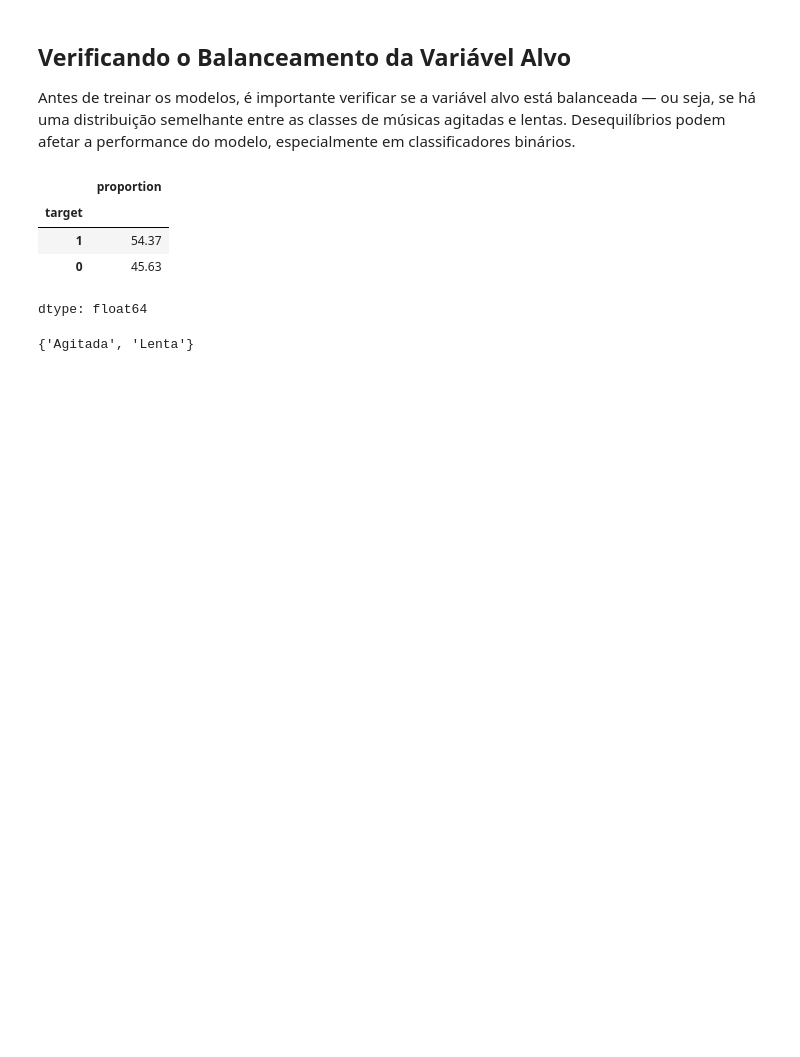
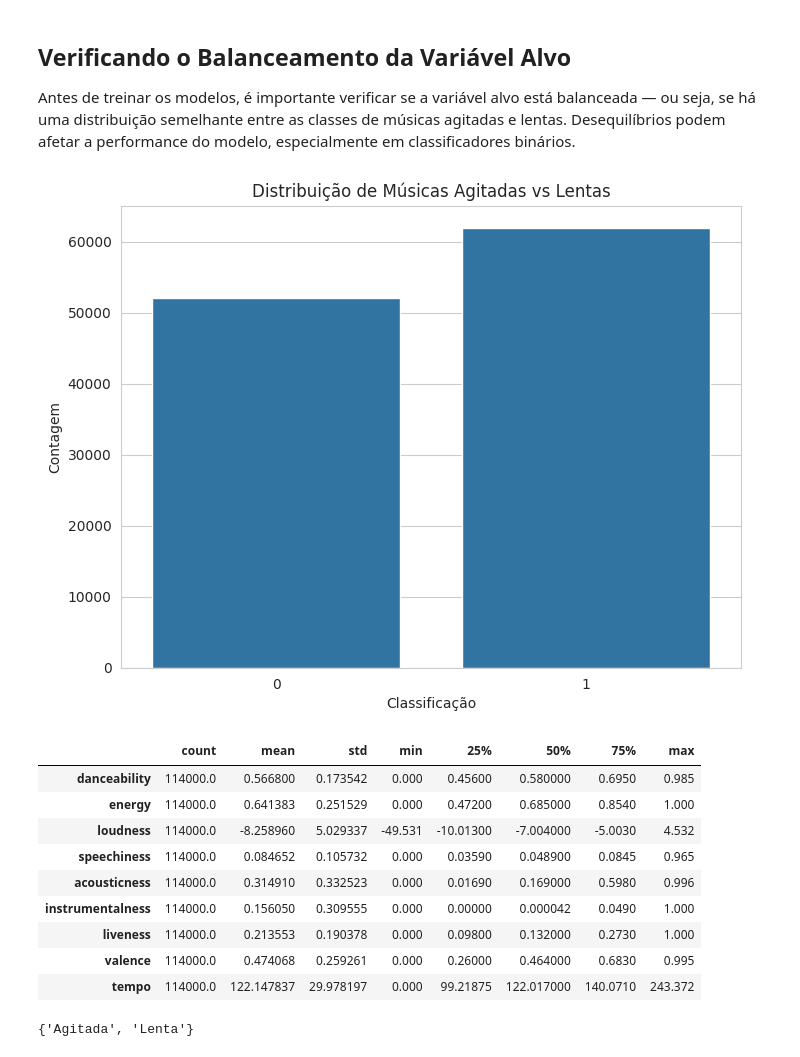
Before and after one commit to ferropng/Classificacao-de-musicas-do-Spotify, a Jupyter notebook: Classificação_de_músicas_do_Spotify.ipynb, the cells around one changed output. Cells and saved outputs as stored; diff of their text form; code cells hidden in the pictures; blank space fills up the shorter version.

```diff
--- a/Classificação_de_músicas_do_Spotify.ipynb
+++ b/Classificação_de_músicas_do_Spotify.ipynb
@@ -130,14 +162,30 @@ plt.show()
 ## Verificando o Balanceamento da Variável Alvo
 
 Antes de treinar os modelos, é importante verificar se a variável alvo está balanceada — ou seja, se há uma distribuição semelhante entre as classes de músicas agitadas e lentas. Desequilíbrios podem afetar a performance do modelo, especialmente em classificadores binários.
-# %%
-round(df_musica['target'].value_counts(normalize = True)*100,2)
-# %% [output]
-|  | proportion |
-| target |  |
-| 1 | 54.37 |
-| 0 | 45.63 |
-dtype: float64
+# %%
+plt.figure(figsize=(8, 6))
+sns.countplot(x='target', data=df_musica)
+plt.title('Distribuição de Músicas Agitadas vs Lentas')
+plt.xlabel('Classificação')
+plt.ylabel('Contagem')
+plt.show()
+
+# Estatísticas descritivas das features numéricas
+numeric_features = ['danceability', 'energy', 'loudness', 'speechiness',
+                   'acousticness', 'instrumentalness', 'liveness', 'valence', 'tempo']
+df[numeric_features].describe().T
+# %% [output]
+[figure, added]
+|  | count | mean | std | min | 25% | 50% | 75% | max |
+| danceability | 114000.0 | 0.566800 | 0.173542 | 0.000 | 0.45600 | 0.580000 | 0.6950 | 0.985 |
+| energy | 114000.0 | 0.641383 | 0.251529 | 0.000 | 0.47200 | 0.685000 | 0.8540 | 1.000 |
+| loudness | 114000.0 | -8.258960 | 5.029337 | -49.531 | -10.01300 | -7.004000 | -5.0030 | 4.532 |
+| speechiness | 114000.0 | 0.084652 | 0.105732 | 0.000 | 0.03590 | 0.048900 | 0.0845 | 0.965 |
+| acousticness | 114000.0 | 0.314910 | 0.332523 | 0.000 | 0.01690 | 0.169000 | 0.5980 | 0.996 |
+| instrumentalness | 114000.0 | 0.156050 | 0.309555 | 0.000 | 0.00000 | 0.000042 | 0.0490 | 1.000 |
+| liveness | 114000.0 | 0.213553 | 0.190378 | 0.000 | 0.09800 | 0.132000 | 0.2730 | 1.000 |
+| valence | 114000.0 | 0.474068 | 0.259261 | 0.000 | 0.26000 | 0.464000 | 0.6830 | 0.995 |
+| tempo | 114000.0 | 122.147837 | 29.978197 | 0.000 | 99.21875 | 122.017000 | 140.0710 | 243.372 |
 # %%
 set(df['target'])
 # %% [output]
```
Also changed, not shown: parts of 21 cells of this notebook.
